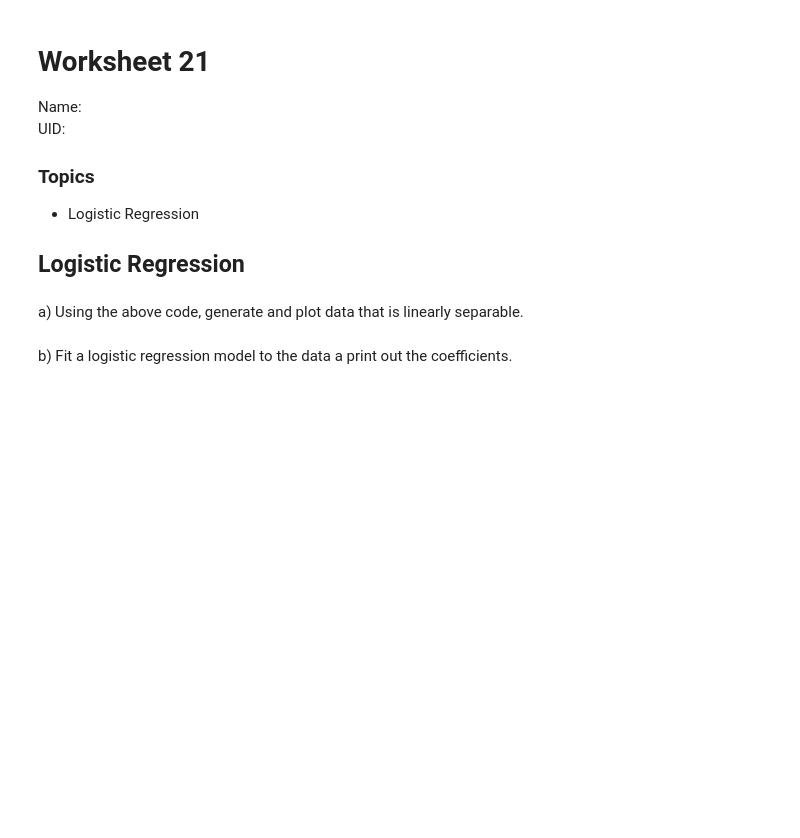
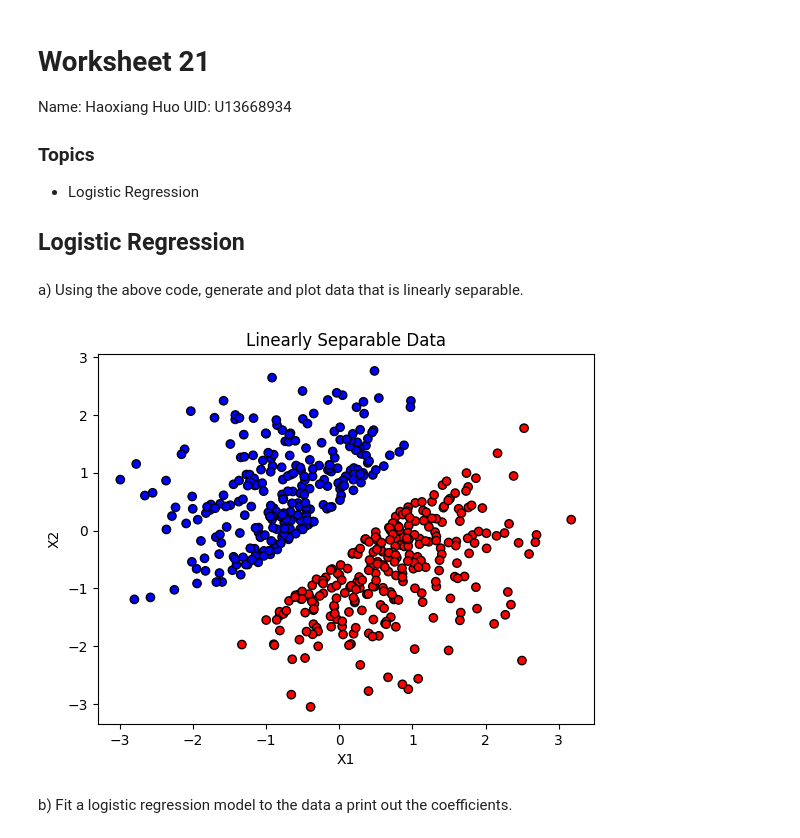
Before and after one commit to ioshuoyuhao/Data-Science-Fundamentals, a Jupyter notebook: lecture_21/worksheet_21.ipynb, the cells around one changed output. Drawn from its saved outputs; the diff is of its cells as text; code cells hidden in the pictures; blank space fills up the shorter version.

```diff
--- a/lecture_21/worksheet_21.ipynb
+++ b/lecture_21/worksheet_21.ipynb
@@ -1,8 +1,8 @@
 # %% [markdown]
 # Worksheet 21
 
-Name:
-UID:
+Name: Haoxiang Huo
+UID: U13668934
 
 ### Topics
 
@@ -45,6 +45,28 @@ def generate_xor_data():
     return X, Y
 # %% [markdown]
 a) Using the above code, generate and plot data that is linearly separable.
+# %%
+
+# recall function to generate linearly separable data
+def generate_line_data():
+    centers = [[0, 0]]
+    t, _ = datasets.make_blobs(n_samples=750, centers=centers, cluster_std=1, random_state=0)
+    # create some space between the classes
+    X = np.array(list(filter(lambda x : x[0] - x[1] < -.5 or x[0] - x[1] > .5, t)))
+    Y = np.array([1 if x[0] - x[1] >= 0 else 0 for x in X])
+    return X, Y
+
+# Generating the linearly separable data
+X, Y = generate_line_data()
+
+# Plotting the data
+plt.scatter(X[:, 0], X[:, 1], c=Y, cmap='bwr', edgecolors='k')
+plt.xlabel('X1')
+plt.ylabel('X2')
+plt.title('Linearly Separable Data')
+plt.show()
+# %% [output]
+[figure, added]
 # %% [markdown]
 b) Fit a logistic regression model to the data a print out the coefficients.
 # %%
```
